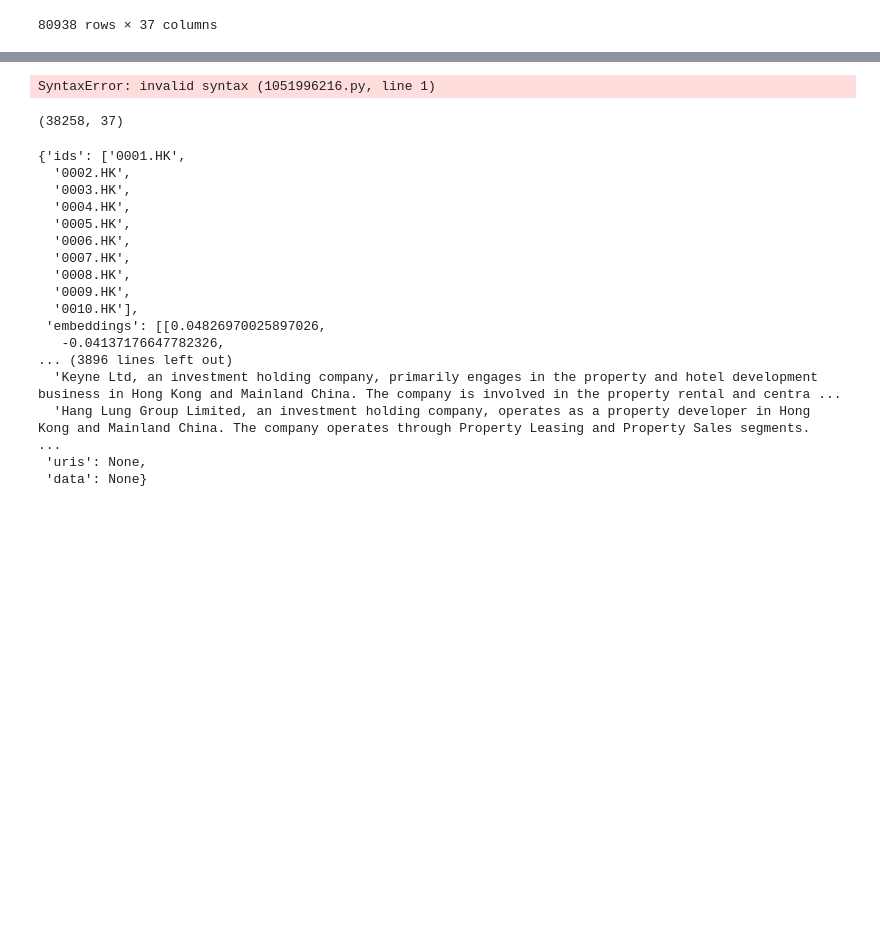
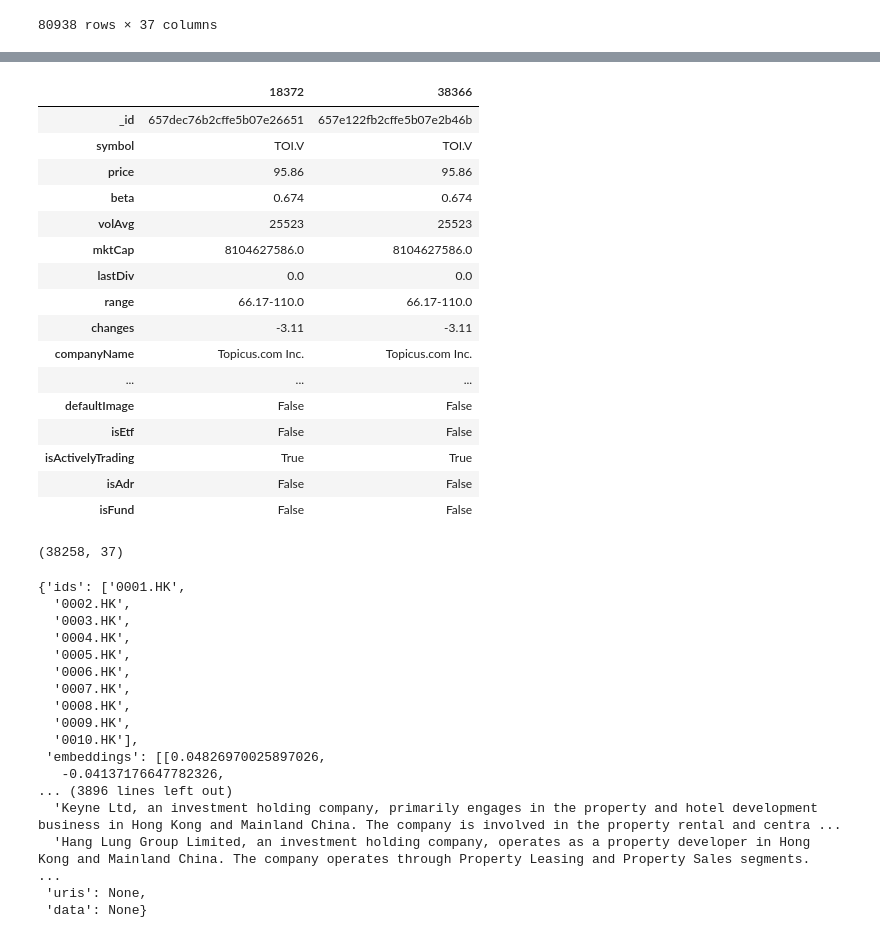
Before and after one commit to Michiel-DK/finance, a Jupyter notebook: notebooks/chroma_db.ipynb, the cells around one changed output, grey strips where cells are left out. Cells and saved outputs as stored; diff of their text form; code cells hidden in the pictures; blank space fills up the shorter version.

```diff
--- a/notebooks/chroma_db.ipynb
+++ b/notebooks/chroma_db.ipynb
@@ -27,3 +27,5 @@ result_df
 | 80936 | 6583338a570a04d5526854bd | SPKKY | 15.9750 | 0.1760 | 53503 | 5.796241e+09 | 0.96 | 13.75-17.25 | -0.1550 | Spark New Zealand Limited | ... | ... |
 | 80937 | 6583338a570a04d5526854be | ARTZF | 8.8500 | 1.3350 | 3 | 5.049872e+07 | 0.00 | 6.55-12.03 | 0.0000 | artnet AG | ... | ... |
 80938 rows × 37 columns
+# %%
+result_df.dropna(subset='companyName', inplace=True)
@@ -30,7 +52,25 @@ result_df
+# %%
+result_df[result_df['companyName'].str.contains('Topicus')].T
+# %% [output]
+|  | 18372 | 38366 |
+| _id | 657dec76b2cffe5b07e26651 | 657e122fb2cffe5b07e2b46b |
+| symbol | TOI.V | TOI.V |
+| price | 95.86 | 95.86 |
+| beta | 0.674 | 0.674 |
+| volAvg | 25523 | 25523 |
+| mktCap | 8104627586.0 | 8104627586.0 |
+| lastDiv | 0.0 | 0.0 |
+| range | 66.17-110.0 | 66.17-110.0 |
+| changes | -3.11 | -3.11 |
+| companyName | Topicus.com Inc. | Topicus.com Inc. |
+| ... | ... | ... |
+| defaultImage | False | False |
+| isEtf | False | False |
+| isActivelyTrading | True | True |
+| isAdr | False | False |
+| isFund | False | False |
 # %%
 result_df = result_df.drop_duplicates(subset='companyName')
-# %% [output]
-SyntaxError: invalid syntax (1051996216.py, line 1)
 # %%
 result_df.dropna(subset='description', inplace=True)
 result_df.dropna(subset=['sector', 'industry'], inplace=True)
```
Also changed, not shown: parts of 1 cell of this notebook, 3 other files.
